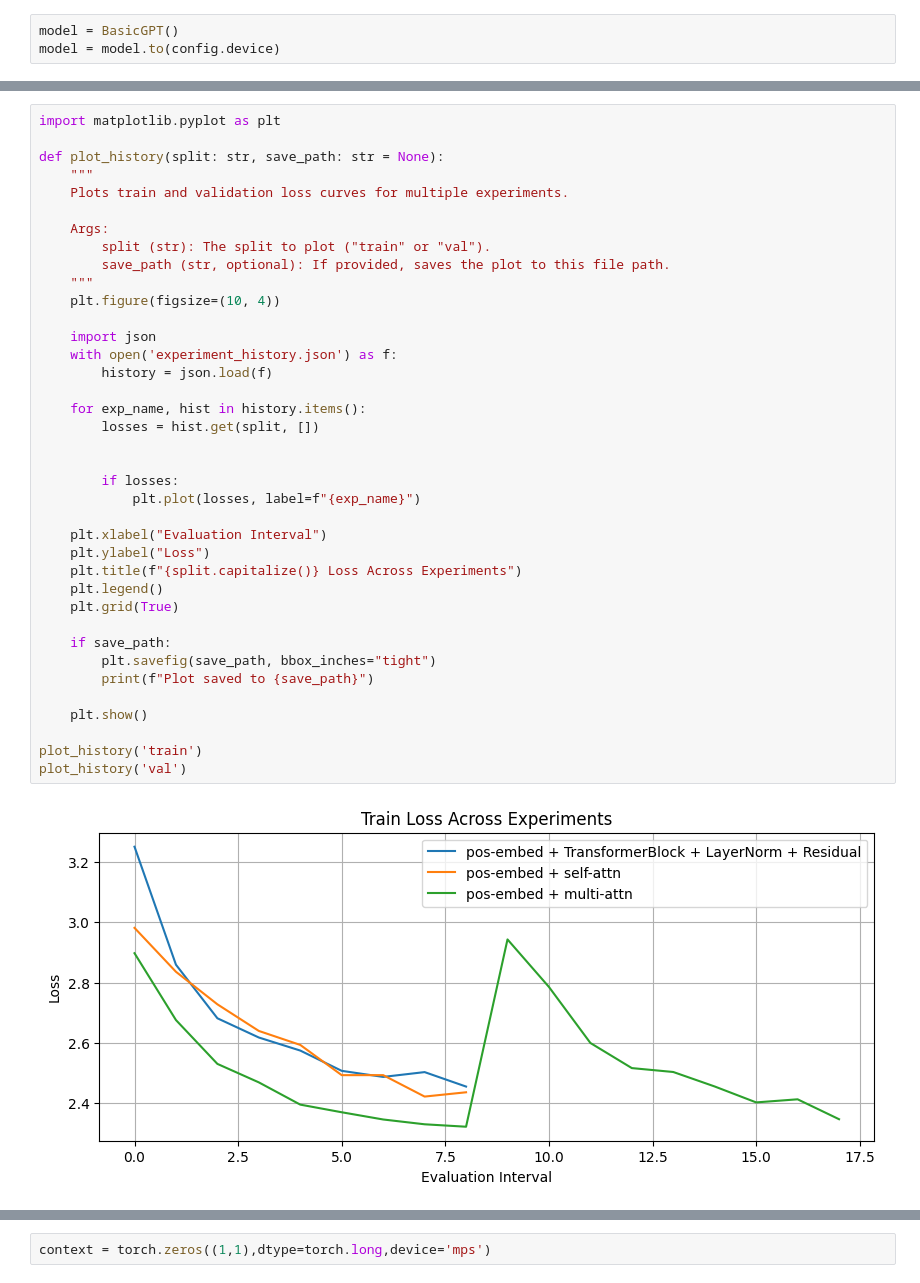
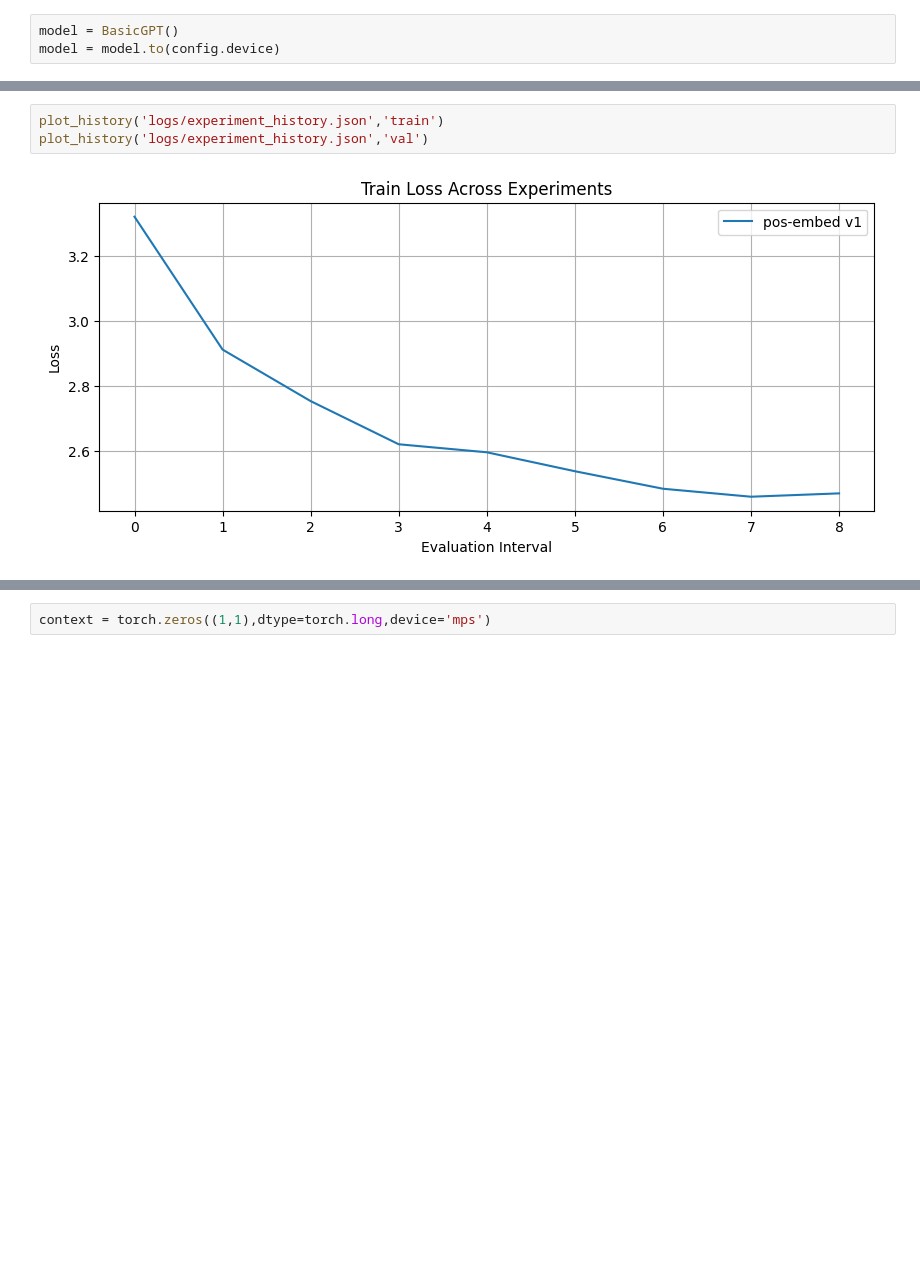
Before and after one commit to anurag-mishra899/llm-from-first-principles, a Jupyter notebook: gpt_basics/basic_gpt.ipynb, the cells around one changed output, grey strips where cells are left out. Cells and saved outputs as stored; diff of their text form; blank space fills up the shorter version.

```diff
--- a/gpt_basics/basic_gpt.ipynb
+++ b/gpt_basics/basic_gpt.ipynb
@@ -186,40 +85,5 @@ step   4500 | train loss 2.3468 | val loss 2.3560 |    5.70 ms/step |      5613
 # %%
-import matplotlib.pyplot as plt
-
-def plot_history(split: str, save_path: str = None):
-    """
-    Plots train and validation loss curves for multiple experiments.
-
-    Args:
-        split (str): The split to plot ("train" or "val").
-        save_path (str, optional): If provided, saves the plot to this file path.
-    """
-    plt.figure(figsize=(10, 4))
-
-    import json
-    with open('experiment_history.json') as f:
-        history = json.load(f)
-
-    for exp_name, hist in history.items():
-        losses = hist.get(split, [])
-
-
-        if losses:
-            plt.plot(losses, label=f"{exp_name}")
-
-    plt.xlabel("Evaluation Interval")
-    plt.ylabel("Loss")
-    plt.title(f"{split.capitalize()} Loss Across Experiments")
-    plt.legend()
-    plt.grid(True)
-
-    if save_path:
-        plt.savefig(save_path, bbox_inches="tight")
-        print(f"Plot saved to {save_path}")
-
-    plt.show()
-
-plot_history('train')
-plot_history('val')
+plot_history('logs/experiment_history.json','train')
+plot_history('logs/experiment_history.json','val')
 # %% [output]
-[figure, old version]
+[figure, new version]
```
Also changed, not shown: parts of 11 cells of this notebook, 1 other file.
